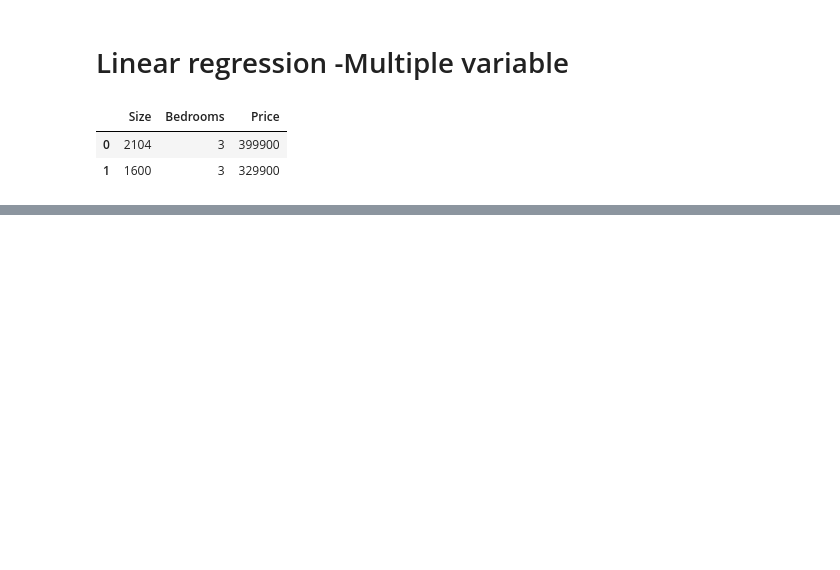
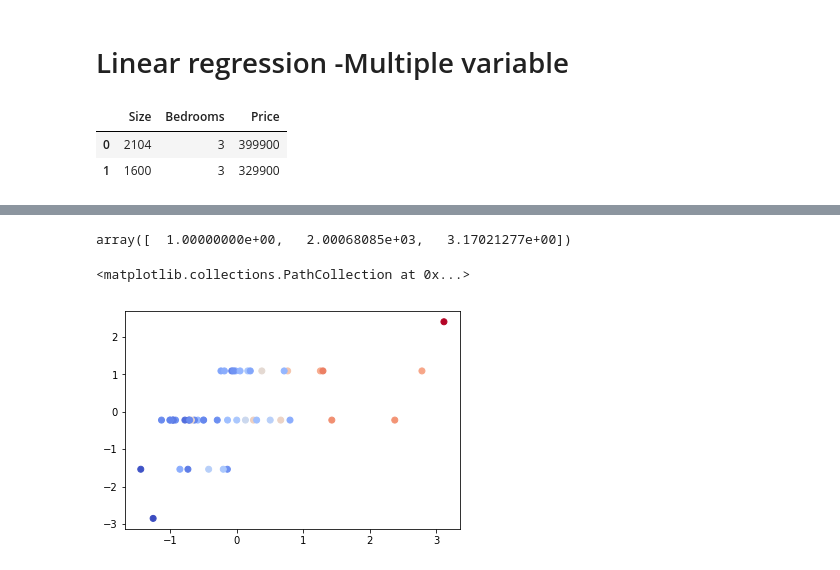
Before and after one commit to DhalAmaresh/MachineLearning-Coursera, a Jupyter notebook: LineraRegression-MultiVariable-CourseEra.ipynb, the cells around one changed output, grey strips where cells are left out. Cells and saved outputs as stored; diff of their text form; code cells hidden in the pictures; blank space fills up the shorter version.

```diff
--- a/LineraRegression-MultiVariable-CourseEra.ipynb
+++ b/LineraRegression-MultiVariable-CourseEra.ipynb
@@ -30,0 +40,11 @@ plt.show()
+# %%
+df['Name'] = 1
+data = {'bias':df['Name'],'Size':df['Size'],'Bedrooms':df['Bedrooms']}
+df1 = pd.DataFrame(data)
+#df2 = df1[['bias','Size','Bedrooms']]
+X = df1.as_matrix(columns = ['bias','Size','Bedrooms'])
+y = df.as_matrix(columns = ['Price'])
+#print(X.shape)
+#print(y.shape)
+# %% [output]
+array([  1.00000000e+00,   2.00068085e+03,   3.17021277e+00])
@@ -30,0 +54,17 @@ plt.show()
+# %%
+mu = x.mean(0)
+x - mu
+standarddeviation = np.sqrt(((x - mu) ** 2).sum(0) / (len(x) - 1))
+x_norm = (x - mu) / standarddeviation
+
+df['Name'] = 1
+d1 = pd.DataFrame(x_norm)
+data = {'Bias':df['Name'],'Size':d1[0],'Bedrooms':d1[1]}
+d2 = pd.DataFrame(data)
+X = d2.as_matrix(columns = ['Bias','Size','Bedrooms'])
+y = df.as_matrix(columns = ['Price'])
+# %%
+plt.scatter(x=d1[0],y=d1[1],c=y,cmap='coolwarm')
+# %% [output]
+<matplotlib.collections.PathCollection at 0x...>
+[figure, added]
```
Also changed, not shown: parts of 8 cells of this notebook.
